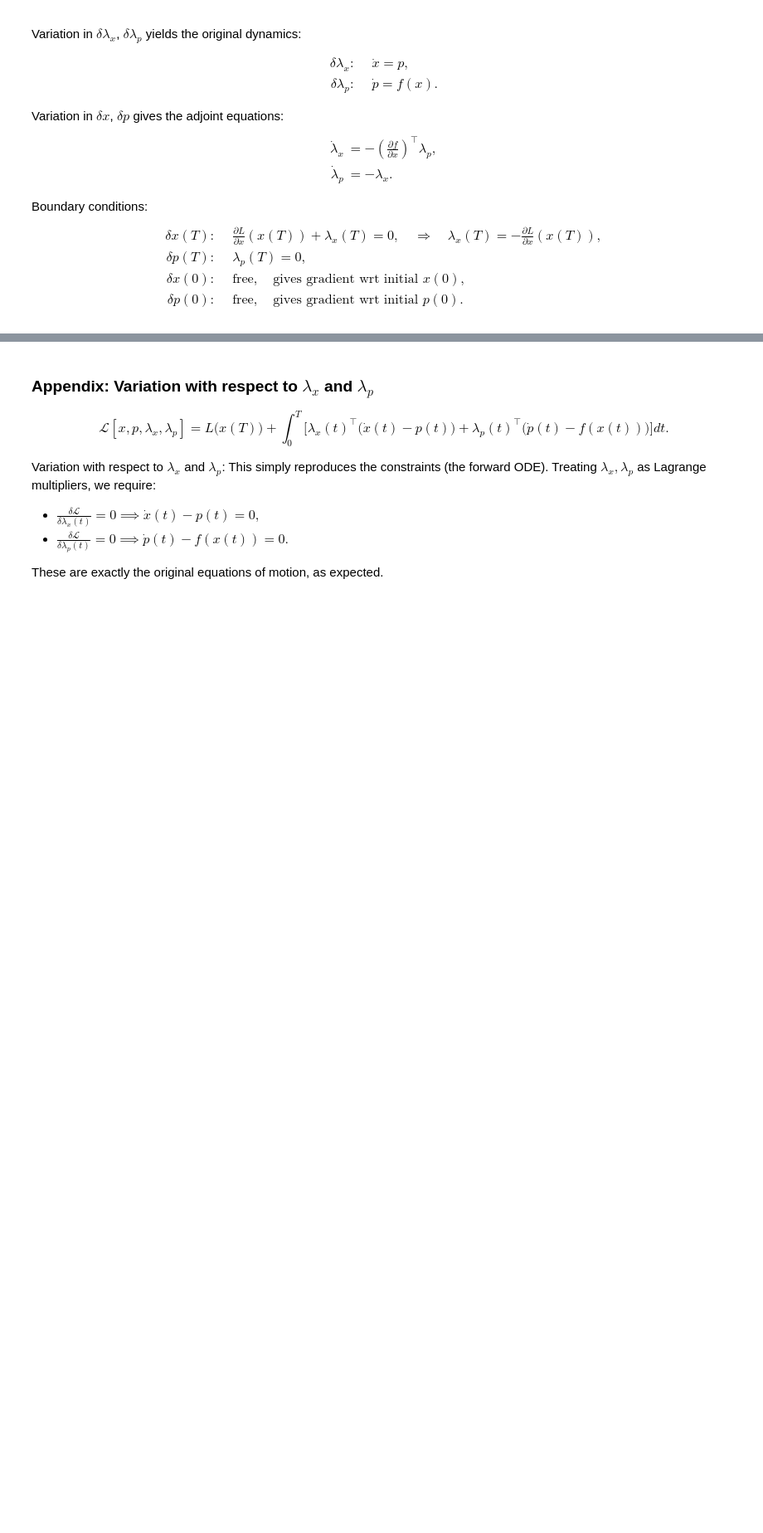
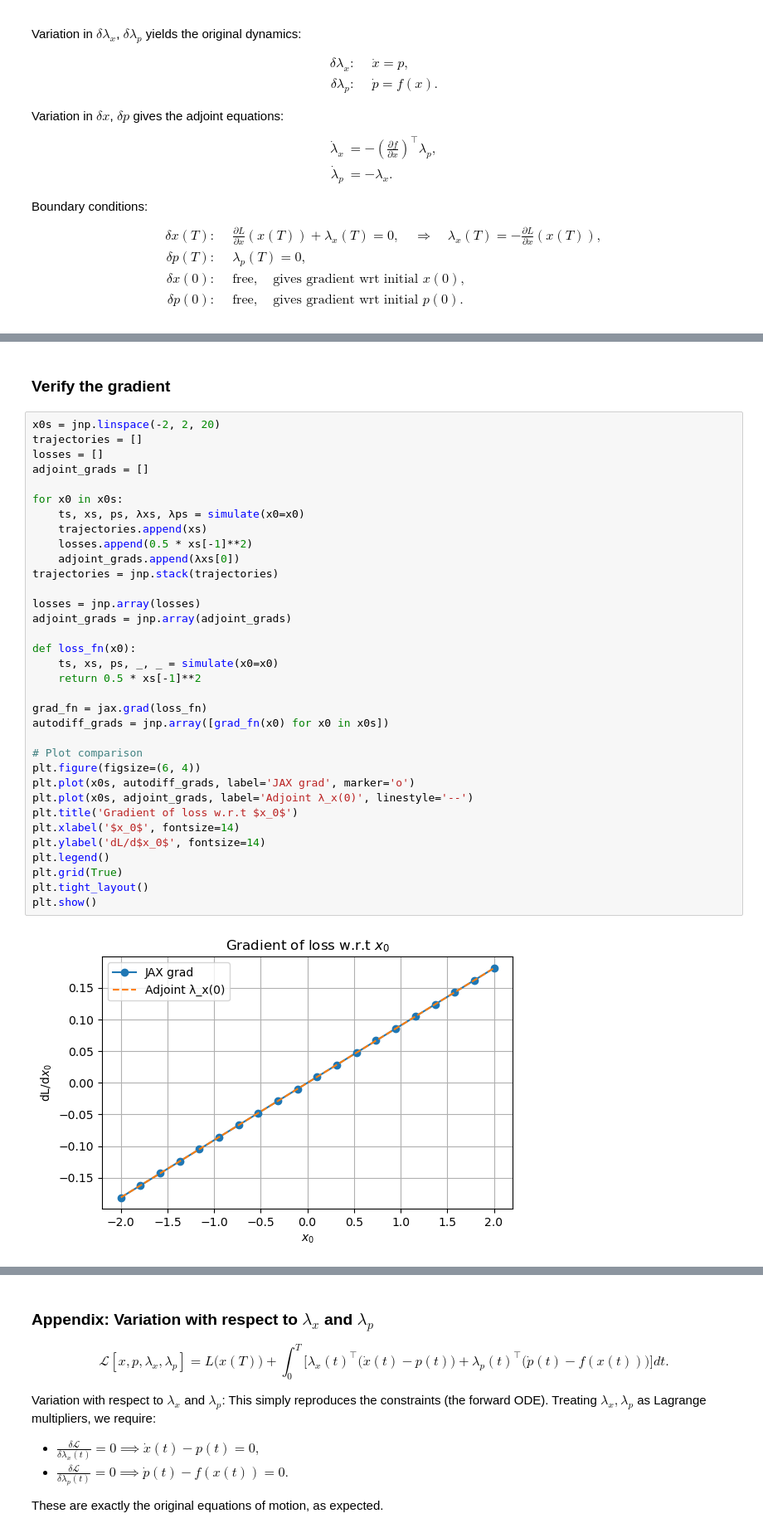
Before and after one commit to AZhou00/adjoint-demo, a Jupyter notebook: notebook/basics.ipynb, the cells around one changed output, grey strips where cells are left out. Shown at 83% size. Saved outputs shown, nothing was run; the diff lists cells and outputs as text; blank space fills up the shorter version.

```diff
--- a/notebook/basics.ipynb
+++ b/notebook/basics.ipynb
@@ -136,0 +267,38 @@ with terminal conditions:
+# %% [markdown]
+### Verify the gradient
+# %%
+x0s = jnp.linspace(-2, 2, 20)
+trajectories = []
+losses = []
+adjoint_grads = []
+
+for x0 in x0s:
+    ts, xs, ps, λxs, λps = simulate(x0=x0)
+    trajectories.append(xs)
+    losses.append(0.5 * xs[-1]**2)
+    adjoint_grads.append(λxs[0])
+trajectories = jnp.stack(trajectories)
+
+losses = jnp.array(losses)
+adjoint_grads = jnp.array(adjoint_grads)
+
+def loss_fn(x0):
+    ts, xs, ps, _, _ = simulate(x0=x0)
+    return 0.5 * xs[-1]**2
+
+grad_fn = jax.grad(loss_fn)
+autodiff_grads = jnp.array([grad_fn(x0) for x0 in x0s])
+
+# Plot comparison
+plt.figure(figsize=(6, 4))
+plt.plot(x0s, autodiff_grads, label='JAX grad', marker='o')
+plt.plot(x0s, adjoint_grads, label='Adjoint λ_x(0)', linestyle='--')
+plt.title('Gradient of loss w.r.t $x_0$')
+plt.xlabel('$x_0$', fontsize=14)
+plt.ylabel('dL/d$x_0$', fontsize=14)
+plt.legend()
+plt.grid(True)
+plt.tight_layout()
+plt.show()
+# %% [output]
+[figure, added]
```
Also changed, not shown: parts of 12 cells of this notebook.
